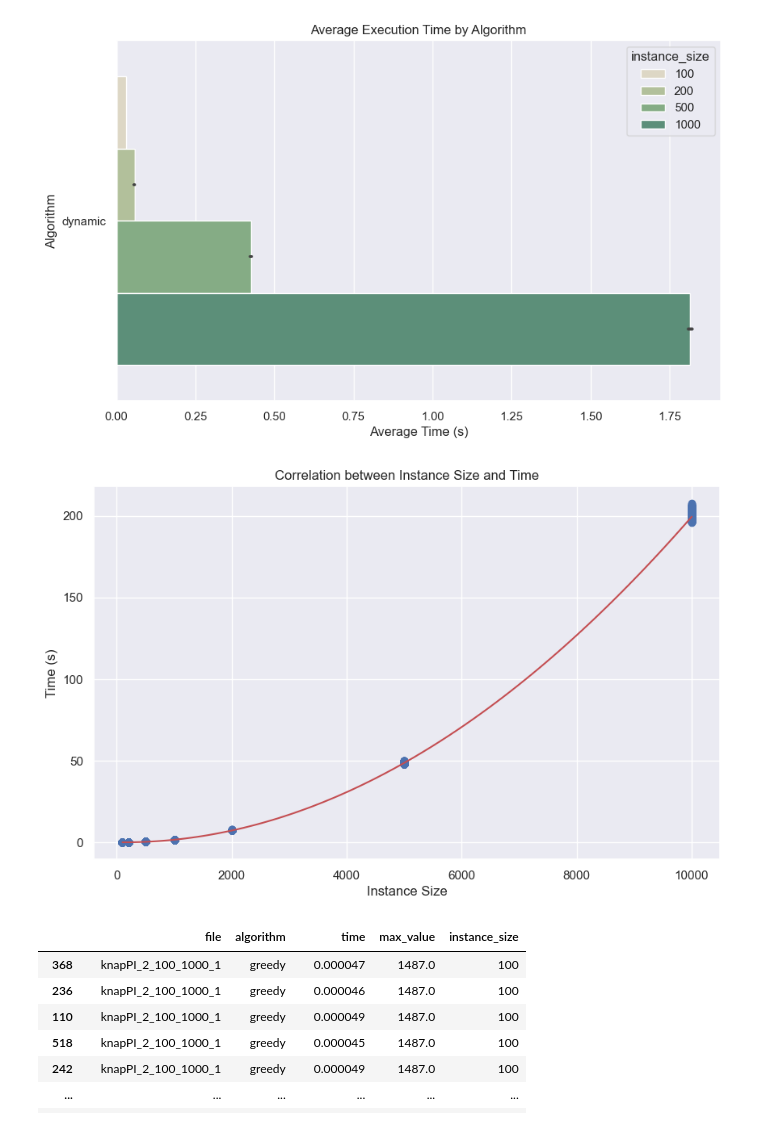
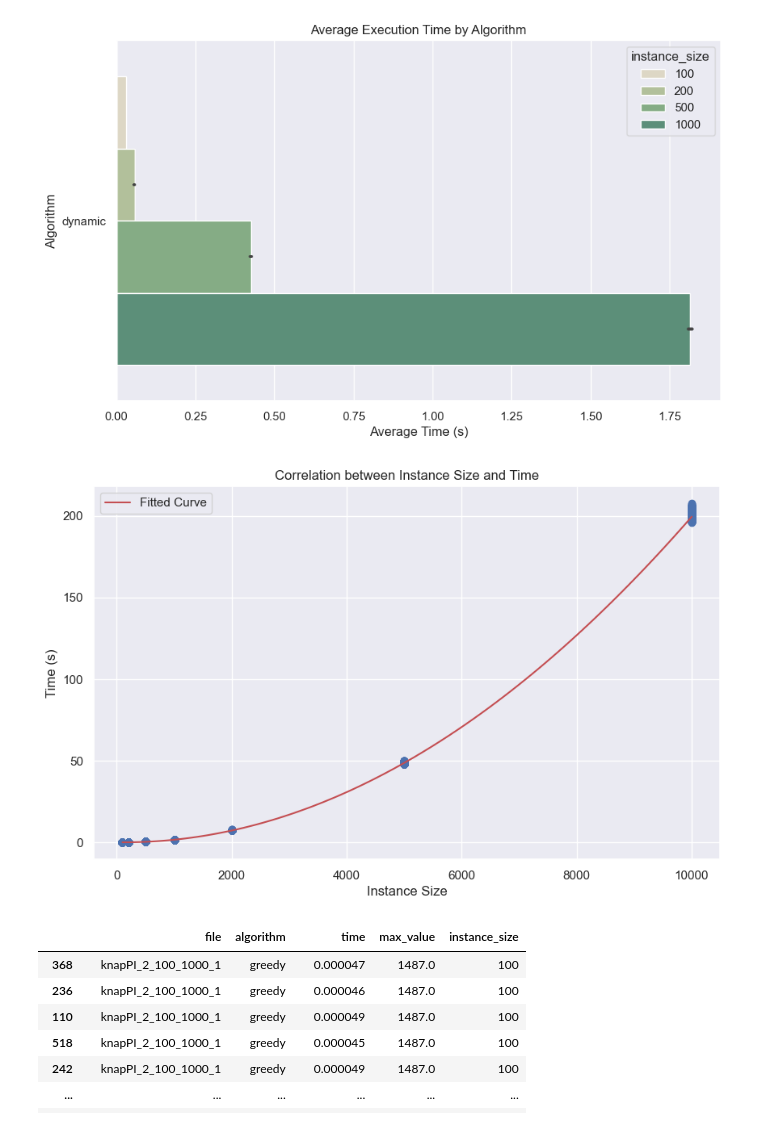
Before and after one commit to gustavohroos/knapsack, a Jupyter notebook: analytics.ipynb, the cells around one changed output. Saved outputs shown, nothing was run; the diff lists cells and outputs as text; code cells hidden in the pictures.

```diff
--- a/analytics.ipynb
+++ b/analytics.ipynb
@@ -14,3 +6,36 @@ def remove_outliers(group):
+# %%
+def remove_outliers(group):
+    """
+    Remove outliers from a group of data based on Tukey's method.
+
+    Parameters:
+        group (pandas.DataFrame): A DataFrame representing a group of data.
+
+    Returns:
+        pandas.DataFrame: A DataFrame with outliers removed based on Tukey's method.
+
+    Tukey's method identifies outliers as values that fall below Q1 - 1.5 * IQR or
+    above Q3 + 1.5 * IQR, where Q1 is the first quartile, Q3 is the third quartile,
+    and IQR is the interquartile range. This function calculates these values for
+    the 'time' column within the input group DataFrame and removes any data points
+    that are considered outliers.
+
+    Example:
+    >>> group = pd.DataFrame({'instance_size': ['A', 'A', 'B', 'B'],
+    ...                      'time': [10, 15, 20, 30]})
+    >>> cleaned_group = remove_outliers(group)
+    >>> print(cleaned_group)
+      instance_size  time
+    0             A    10
+    1             A    15
+
+    """
+    q1 = group['time'].quantile(0.25)
+    q3 = group['time'].quantile(0.75)
+    iqr = q3 - q1
+    lower_bound = q1 - 1.5 * iqr
+    upper_bound = q3 + 1.5 * iqr
+    return group[(group['time'] >= lower_bound) & (group['time'] <= upper_bound)]
 # %%
 df = pd.read_csv('results.csv')
 df["instance_size"] = df["file"].str.extract(r"knapPI_\d+_(\d+)_\d+_\d+")
@@ -129,29 +178,30 @@ plt.show()
 # %%
 import numpy as np
 from scipy.optimize import curve_fit
 
 filtered_df = df[(df['algorithm'] == 'dynamic')]
 
 filtered_df = filtered_df.groupby('instance_size').apply(remove_outliers).reset_index(drop=True)
 
 def polynomial_func(x, a, b, c):
     return a * np.power(x, 2) + b * x + c
 
 popt, _ = curve_fit(polynomial_func, filtered_df["instance_size"].astype(int), filtered_df["time"])
 
 x_curve = np.linspace(filtered_df["instance_size"].astype(int).min(), filtered_df["instance_size"].astype(int).max(), 100)
 
 y_curve = polynomial_func(x_curve, *popt)
 
 plt.figure(figsize=(10, 6))
 plt.scatter(filtered_df["instance_size"].astype(int), filtered_df["time"])
 plt.plot(x_curve, y_curve, 'r', label="Fitted Curve")
 plt.title("Correlation between Instance Size and Time")
 plt.xlabel("Instance Size")
 plt.ylabel("Time (s)")
+plt.legend()
 plt.show()
 # %% [output]
-[figure, old version]
+[figure, new version]
 # %%
 df
 # %% [output]
```
Also changed, not shown: parts of 2 cells of this notebook.
